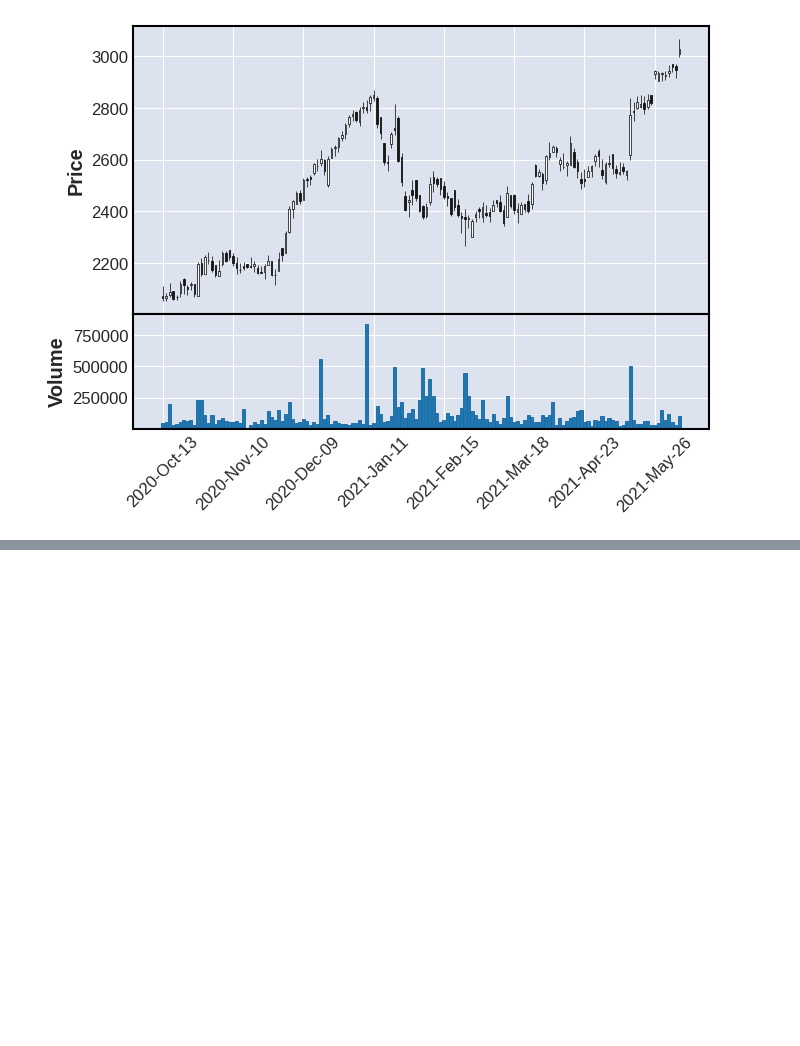
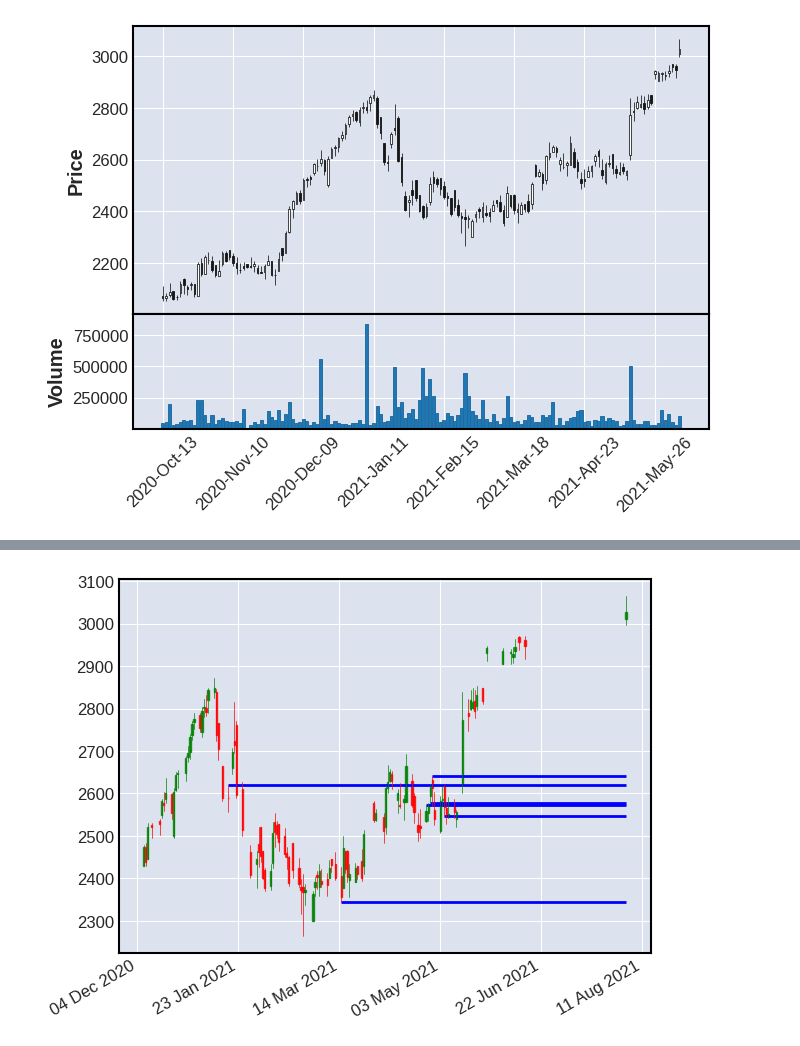
Before and after one commit to anshulthakur/experimental, a Jupyter notebook: analytics/stocks/Stocks Visualization.ipynb, the cells around one changed output, grey strips where cells are left out. Drawn from its saved outputs; the diff is of its cells as text; code cells hidden in the pictures; blank space fills up the shorter version.

```diff
--- a/analytics/stocks/Stocks Visualization.ipynb
+++ b/analytics/stocks/Stocks Visualization.ipynb
@@ -181,3 +182,12 @@ df.dropna(inplace=True)
 # %%
 df['EMA20'] = df['Close'].ewm(span=30).mean()
 df.dropna(inplace=True)
+# %%
+#Try to find maxima and minima.
+def isMinima(df,i):
+  minima = df['EMA_SMA'][i] < df['EMA_SMA'][i-1]  and df['EMA_SMA'][i] < df['EMA_SMA'][i+1]
+  return minima
+
+def isMaxima(df,i):
+  maxima = df['EMA_SMA'][i] > df['EMA_SMA'][i-1]  and df['EMA_SMA'][i] > df['EMA_SMA'][i+1]
+  return maxima
@@ -183,0 +221,21 @@ df.dropna(inplace=True)
+# %%
+#Find maximas and minimas on the EMA values now
+levels = []
+for i in range(2,df.shape[0]-2):
+  if isMinima(df,i):
+    levels.append((i,df['Low'][i]))
+  elif isMaxima(df,i):
+    levels.append((i,df['High'][i]))
+# %%
+def plot_all(df, levels):
+  fig, ax = plt.subplots()
+  candlestick_ohlc(ax,df.values,width=0.6, \
+                   colorup='green', colordown='red', alpha=0.8)
+  date_format = mpl_dates.DateFormatter('%d %b %Y')
+  ax.xaxis.set_major_formatter(date_format)
+  fig.autofmt_xdate()
+  fig.tight_layout()
+  for level in levels:
+    plt.hlines(level[1],xmin=df['date'][level[0]],\
+               xmax=max(df['date']),colors='blue')
+  fig.show()
@@ -183,0 +252,9 @@ df.dropna(inplace=True)
+# %%
+from matplotlib.dates import date2num
+df_1 = df.reset_index()
+df_1['date'] = date2num(df_1['date'])
+df_1.head()
+
+plot_all(df_1, levels)
+# %% [output]
+[figure, added]
```
Also changed, not shown: parts of 8 cells of this notebook.
